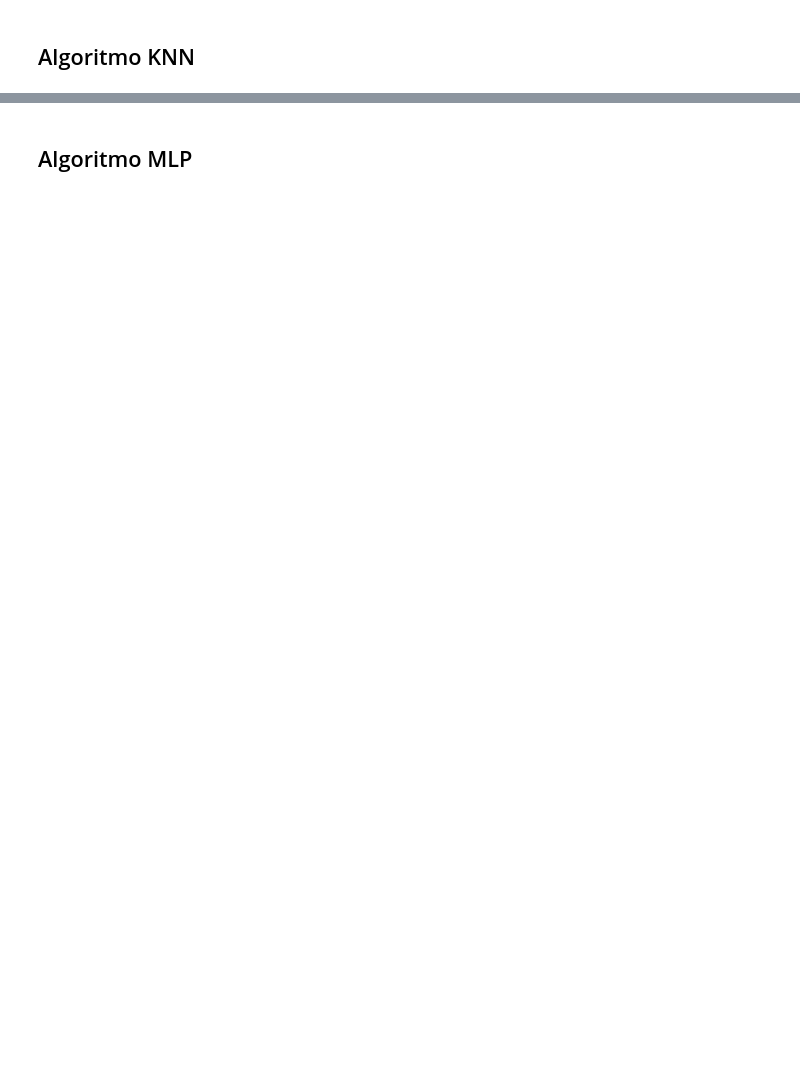
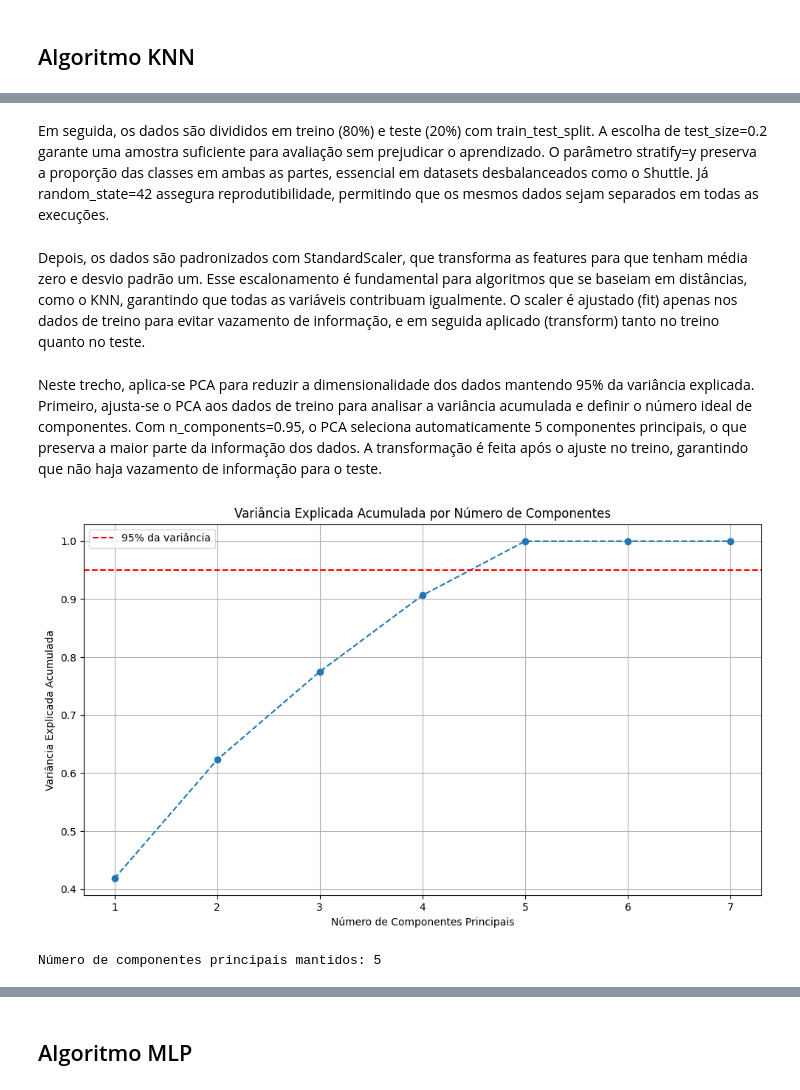
Before and after one commit to melseleghin/rede_neural, a Jupyter notebook: report.ipynb, the cells around one changed output, grey strips where cells are left out. Saved outputs shown, nothing was run; the diff lists cells and outputs as text; code cells hidden in the pictures; blank space fills up the shorter version.

```diff
--- a/report.ipynb
+++ b/report.ipynb
@@ -135,0 +205,41 @@ Dessa forma, decidimos utilizar o KNN para classificação por três motivos pri
+# %% [markdown]
+Em seguida, os dados são divididos em treino (80%) e teste (20%) com train_test_split. A escolha de test_size=0.2 garante uma amostra suficiente para avaliação sem prejudicar o aprendizado. O parâmetro stratify=y preserva a proporção das classes em ambas as partes, essencial em datasets desbalanceados como o Shuttle. Já random_state=42 assegura reprodutibilidade, permitindo que os mesmos dados sejam separados em todas as execuções.
+# %%
+X_train, X_test, y_train, y_test = train_test_split(
+    X, y, test_size=0.2, random_state=42, stratify=y)
+# %% [markdown]
+Depois, os dados são padronizados com StandardScaler, que transforma as features para que tenham média zero e desvio padrão um. Esse escalonamento é fundamental para algoritmos que se baseiam em distâncias, como o KNN, garantindo que todas as variáveis contribuam igualmente. O scaler é ajustado (fit) apenas nos dados de treino para evitar vazamento de informação, e em seguida aplicado (transform) tanto no treino quanto no teste.
+# %%
+scaler = StandardScaler()
+X_train_scaled = scaler.fit_transform(X_train)
+X_test_scaled = scaler.transform(X_test)
+# %% [markdown]
+Neste trecho, aplica-se PCA para reduzir a dimensionalidade dos dados mantendo 95% da variância explicada. Primeiro, ajusta-se o PCA aos dados de treino para analisar a variância acumulada e definir o número ideal de componentes. Com n_components=0.95, o PCA seleciona automaticamente 5 componentes principais, o que preserva a maior parte da informação dos dados.
+A transformação é feita após o ajuste no treino, garantindo que não haja vazamento de informação para o teste.
+# %%
+# Ajustar PCA no treino (com análise da variância explicada)
+pca_full = PCA()
+pca_full.fit(X_train_scaled)
+
+# Plot da variância explicada acumulada
+plt.figure(figsize=(10, 6))
+plt.plot(range(1, len(pca_full.explained_variance_ratio_) + 1),
+         pca_full.explained_variance_ratio_.cumsum(), marker='o', linestyle='--')
+plt.title('Variância Explicada Acumulada por Número de Componentes')
+plt.xlabel('Número de Componentes Principais')
+plt.ylabel('Variância Explicada Acumulada')
+plt.grid(True)
+plt.axhline(y=0.95, color='r', linestyle='--', label='95% da variância')
+plt.legend()
+plt.tight_layout()
+plt.show()
+
+# Aplicar PCA com 95% da variância
+pca = PCA(n_components=0.95)
+X_train_pca = pca.fit_transform(X_train_scaled)
+X_test_pca = pca.transform(X_test_scaled)
+
+print(f"Número de componentes principais mantidos: {pca.n_components_}")
+# %% [output]
+[figure, added]
+Número de componentes principais mantidos: 5
```
Also changed, not shown: parts of 55 cells of this notebook, 2 other files.
